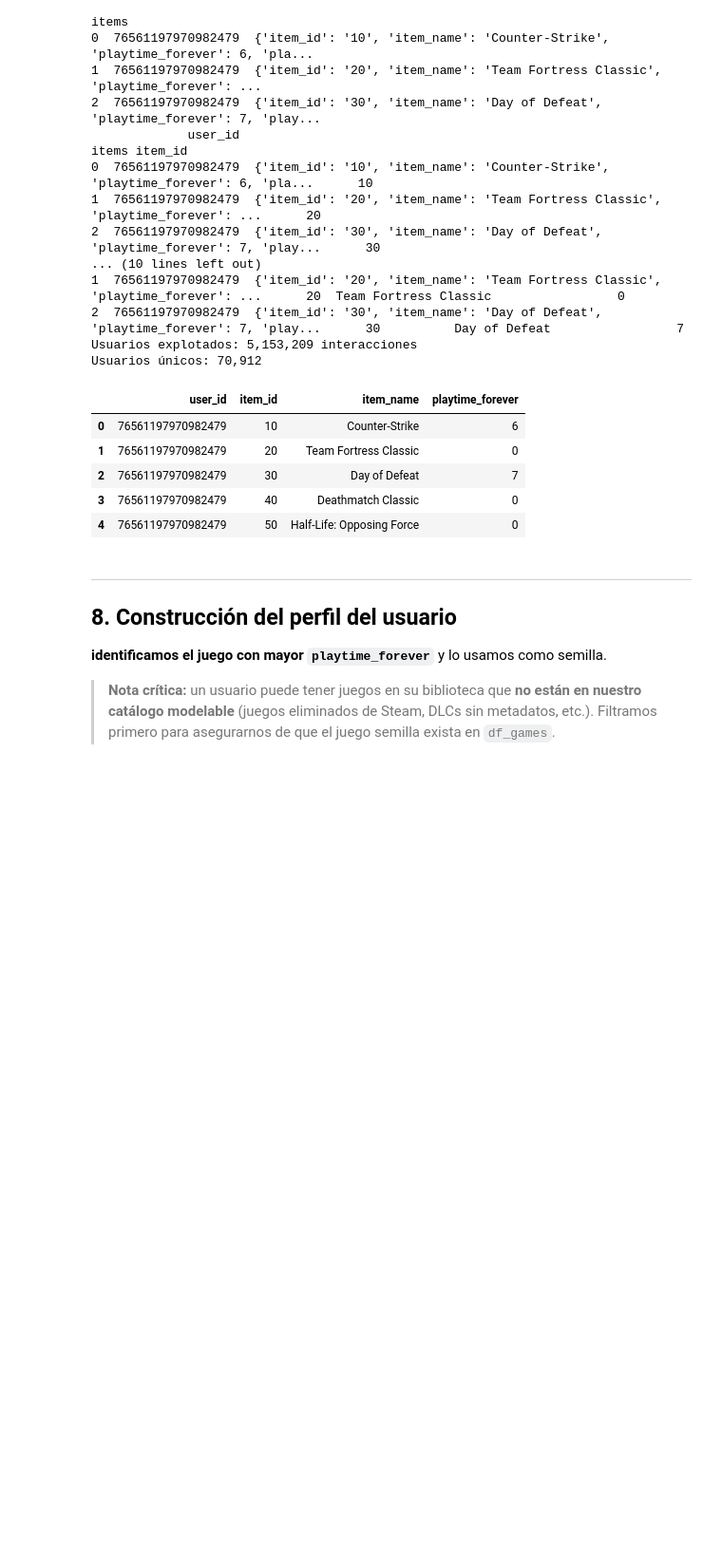
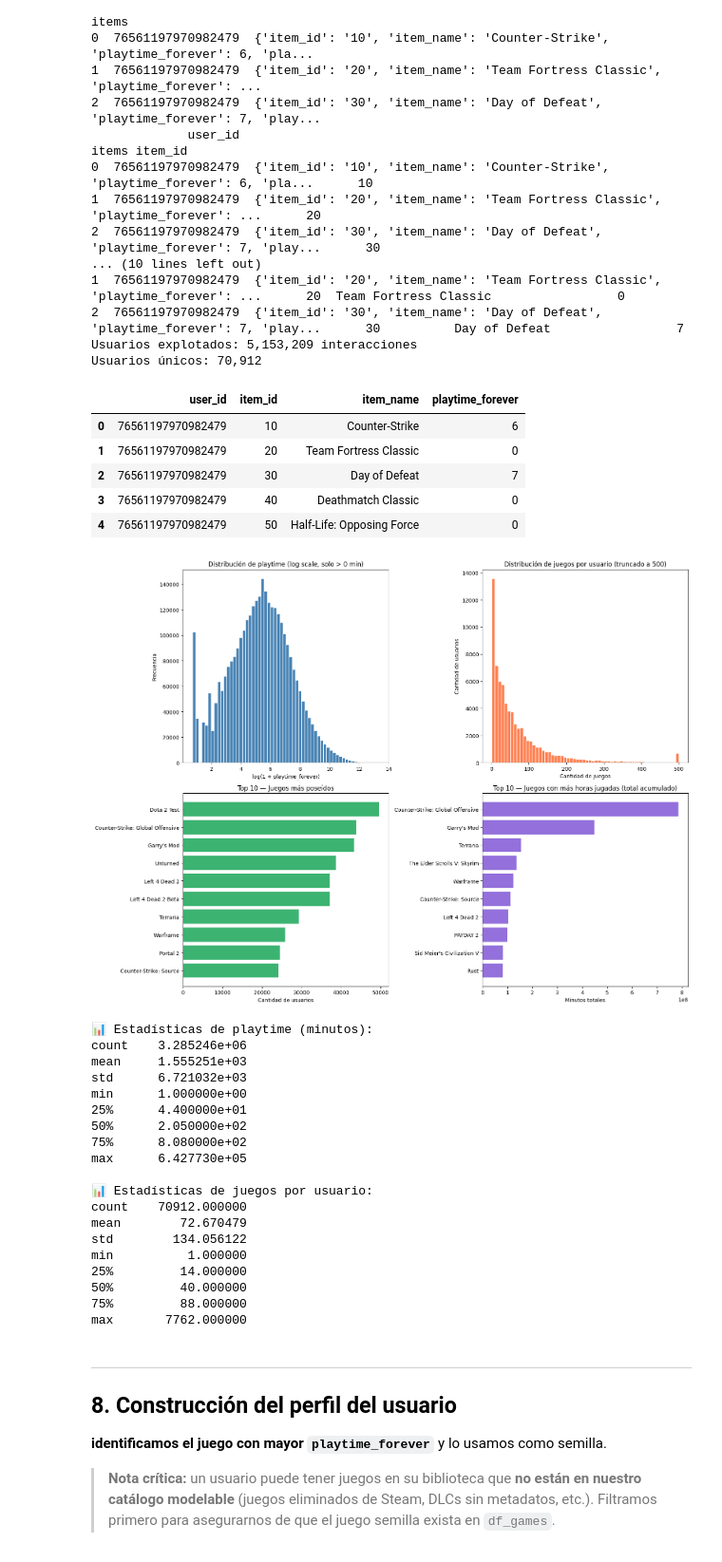
Before and after one commit to ashmander/sistema-recomendador-juegos-steam, a Jupyter notebook: sistema_recomendacion_content_based.ipynb, the cells around one changed output. Shown at 95% size. Saved outputs shown, nothing was run; the diff lists cells and outputs as text; code cells hidden in the pictures; blank space fills up the shorter version.

```diff
--- a/sistema_recomendacion_content_based.ipynb
+++ b/sistema_recomendacion_content_based.ipynb
@@ -561,6 +604,65 @@ Usuarios únicos: 70,912
 | 2 | 76561197970982479 | 30 | Day of Defeat | 7 |
 | 3 | 76561197970982479 | 40 | Deathmatch Classic | 0 |
 | 4 | 76561197970982479 | 50 | Half-Life: Opposing Force | 0 |
+# %%
+# ── EDA: Interacciones de usuarios ───────────────────────────────────────────
+fig, axes = plt.subplots(2, 2, figsize=(16, 12))
+
+# 1. Distribución de playtime (escala logarítmica, solo >0)
+playtime_positivo = df_users[df_users['playtime_forever'] > 0]['playtime_forever']
+axes[0, 0].hist(np.log1p(playtime_positivo), bins=60, color='steelblue', edgecolor='white')
+axes[0, 0].set_title('Distribución de playtime (log scale, solo > 0 min)')
+axes[0, 0].set_xlabel('log(1 + playtime_forever)')
+axes[0, 0].set_ylabel('Frecuencia')
+
+# 2. Distribución de juegos por usuario
+items_por_usuario = df_users.groupby('user_id').size()
+axes[0, 1].hist(items_por_usuario.clip(upper=500), bins=60, color='coral', edgecolor='white')
+axes[0, 1].set_title('Distribución de juegos por usuario (truncado a 500)')
+axes[0, 1].set_xlabel('Cantidad de juegos')
+axes[0, 1].set_ylabel('Cantidad de usuarios')
+
+# 3. Top 10 juegos más poseídos
+top_poseidos = df_users['item_name'].value_counts().head(10)
+axes[1, 0].barh(top_poseidos.index[::-1], top_poseidos.values[::-1], color='mediumseagreen')
+axes[1, 0].set_title('Top 10 — Juegos más poseídos')
+axes[1, 0].set_xlabel('Cantidad de usuarios')
+
+# 4. Top 10 juegos con más horas jugadas (suma total)
+top_jugados = df_users.groupby('item_name')['playtime_forever'].sum().nlargest(10)
+axes[1, 1].barh(top_jugados.index[::-1], top_jugados.values[::-1], color='mediumpurple')
+axes[1, 1].set_title('Top 10 — Juegos con más horas jugadas (total acumulado)')
+axes[1, 1].set_xlabel('Minutos totales')
+
+plt.tight_layout()
+plt.show()
+
+# Estadísticas resumen
+print(f"\n📊 Estadísticas de playtime (minutos):")
+print(playtime_positivo.describe().to_string())
+print(f"\n📊 Estadísticas de juegos por usuario:")
+print(items_por_usuario.describe().to_string())
+# %% [output]
+[figure, added]
+📊 Estadísticas de playtime (minutos):
+count    3.285246e+06
+mean     1.555251e+03
+std      6.721032e+03
+min      1.000000e+00
+25%      4.400000e+01
+50%      2.050000e+02
+75%      8.080000e+02
+max      6.427730e+05
+
+📊 Estadísticas de juegos por usuario:
+count    70912.000000
+mean        72.670479
+std        134.056122
+min          1.000000
+25%         14.000000
+50%         40.000000
+75%         88.000000
+max       7762.000000
 # %% [markdown]
 ---
 ## 8. Construcción del perfil del usuario
```
Also changed, not shown: parts of 4 cells of this notebook, 15 other files.
